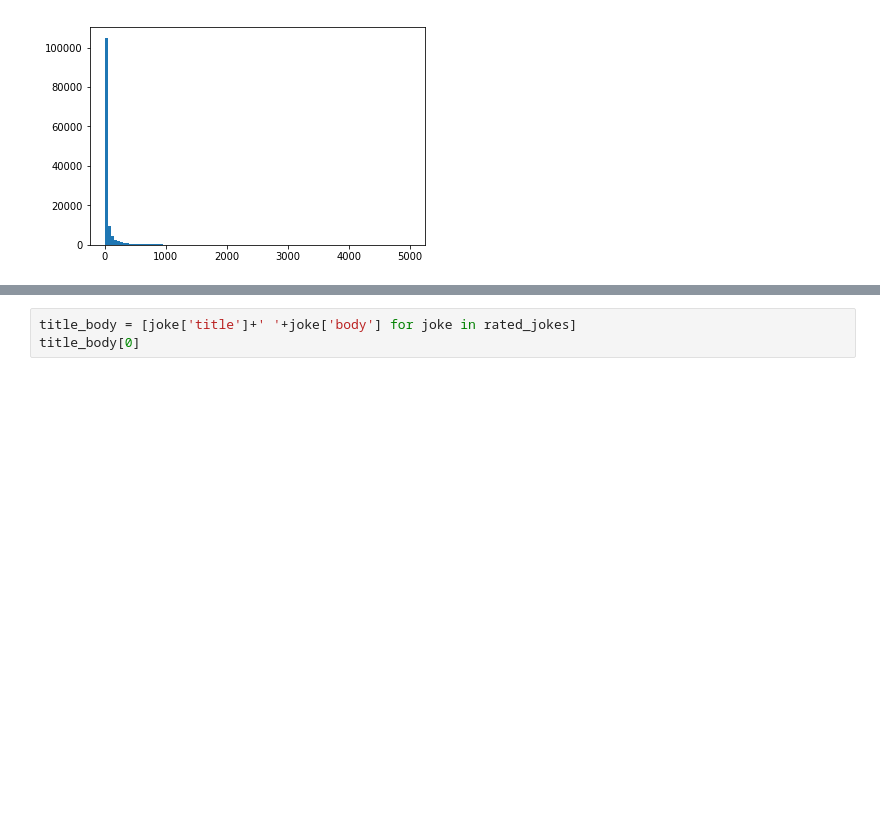
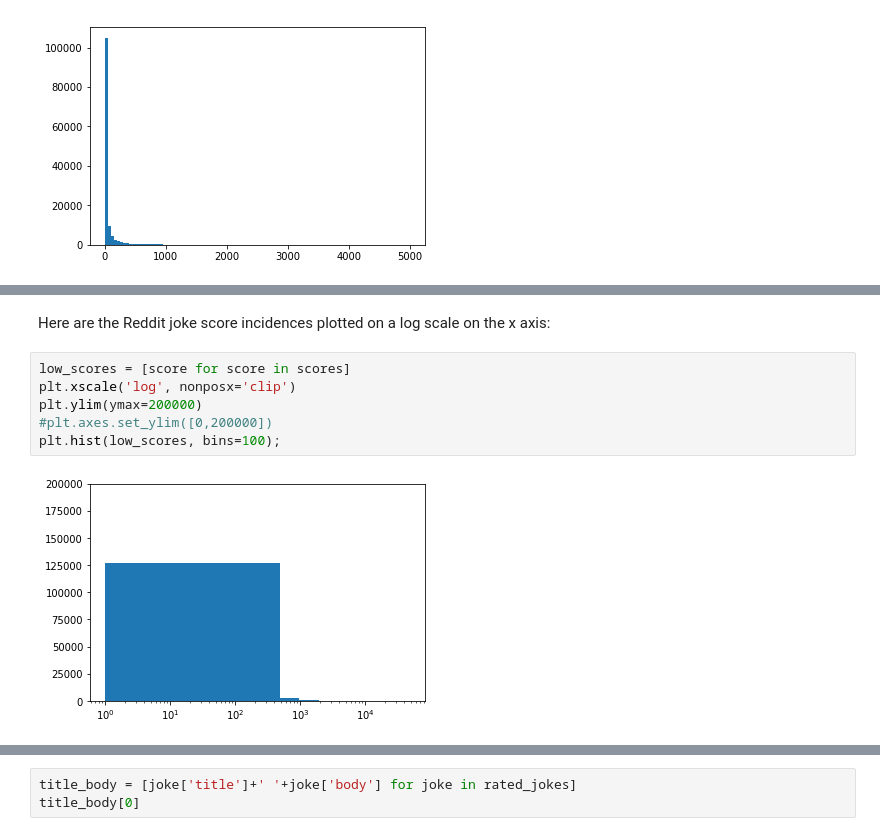
Before and after one commit to thedch/funnynet, a Jupyter notebook: funnynet.ipynb, the cells around one changed output, grey strips where cells are left out. Saved outputs shown, nothing was run; the diff lists cells and outputs as text; blank space fills up the shorter version.

```diff
--- a/funnynet.ipynb
+++ b/funnynet.ipynb
@@ -76,0 +96,10 @@ Next up, let's combine all the jokes in title->body format.
+# %% [markdown]
+Here are the Reddit joke score incidences plotted on a log scale on the x axis:
+# %%
+low_scores = [score for score in scores]
+plt.xscale('log', nonposx='clip')
+plt.ylim(ymax=200000)
+#plt.axes.set_ylim([0,200000])
+plt.hist(low_scores, bins=100);
+# %% [output]
+[figure, added]
```
Also changed, not shown: parts of 19 cells of this notebook.
